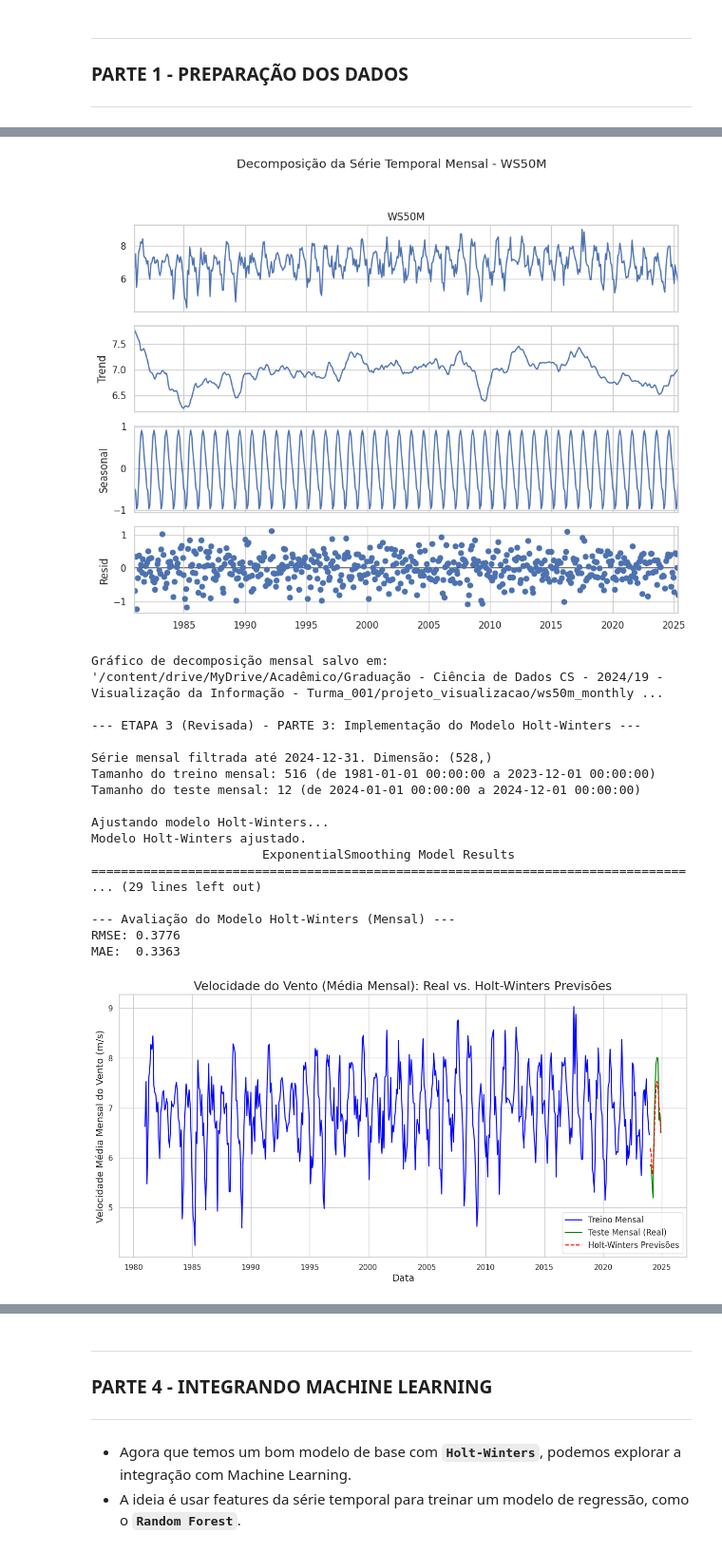
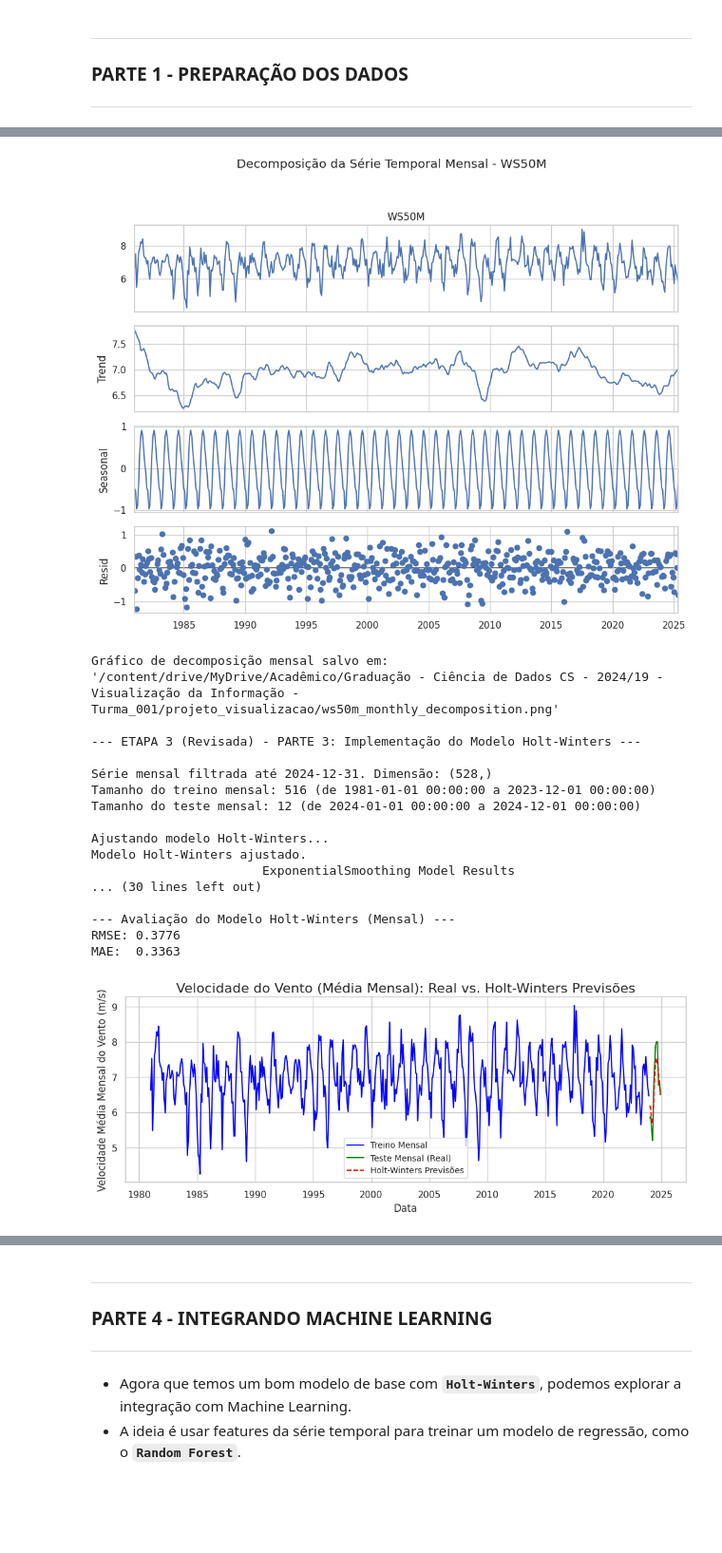
Before and after one commit to i544c/visualizacaodainformacao, a Jupyter notebook: WSNASA.ipynb, the cells around one changed output, grey strips where cells are left out. Shown at 95% size. Drawn from its saved outputs; the diff is of its cells as text; code cells hidden in the pictures; blank space fills up the shorter version.

```diff
--- a/WSNASA.ipynb
+++ b/WSNASA.ipynb
@@ -1315,31 +1106,25 @@ from tqdm.notebook import tqdm # Continuaremos usando para eventuais loops
 # %%
-# --- Define o diretório base (ajuste se necessário) ---
-SAVE_BASE_DIR = "/content/drive/MyDrive/Acadêmico/Graduação - Ciência de Dados CS - 2024/19 - Visualização da Informação - Turma_001/projeto_visualizacao/"
-os.makedirs(SAVE_BASE_DIR, exist_ok=True)
-
 # --- Carregar e preparar o DataFrame df_nasa.csv (se ts_data não estiver na memória) ---
-# Esta parte assume que ts_data (série diária) já foi criada e está disponível
-# Se não, descomente e ajuste o bloco de carregamento anterior.
-# try:
-#     df_nasa = pd.read_csv(os.path.join(SAVE_BASE_DIR, 'df_nasa.csv'))
-#     if 'WS50M' in df_nasa.columns:
-#         df_nasa['WS50M'] = pd.to_numeric(df_nasa['WS50M'], errors='coerce')
-#     if not df_nasa.empty:
-#         df_nasa['DATE_STR'] = df_nasa['YEAR'].astype(str) + '-' + \
-#                               df_nasa['MO'].astype(str).str.zfill(2) + '-' + \
-#                               df_nasa['DY'].astype(str).str.zfill(2)
-#         df_nasa['DATE'] = pd.to_datetime(df_nasa['DATE_STR'])
-#         df_nasa = df_nasa.set_index('DATE')
-#         df_nasa = df_nasa.drop(columns=['DATE_STR'])
-#         ts_data = df_nasa['WS50M'].dropna()
-#         ts_data = ts_data.asfreq('D')
-#         ts_data = ts_data.interpolate(method='linear', limit_direction='both', limit_area='inside')
-#         print("Série temporal diária 'WS50M' carregada e preparada.")
-#     else:
-#         ts_data = pd.Series()
-# except Exception as e:
-#     print(f"Erro ao carregar ou preparar df_nasa para Holt-Winters: {e}")
-#     ts_data = pd.Series()
+try:
+    df_nasa = pd.read_csv(os.path.join(SAVE_BASE_DIR, 'df_nasa.csv'))
+    if 'WS50M' in df_nasa.columns:
+        df_nasa['WS50M'] = pd.to_numeric(df_nasa['WS50M'], errors='coerce')
+    if not df_nasa.empty:
+        df_nasa['DATE_STR'] = df_nasa['YEAR'].astype(str) + '-' + \
+                              df_nasa['MO'].astype(str).str.zfill(2) + '-' + \
+                              df_nasa['DY'].astype(str).str.zfill(2)
+        df_nasa['DATE'] = pd.to_datetime(df_nasa['DATE_STR'])
+        df_nasa = df_nasa.set_index('DATE')
+        df_nasa = df_nasa.drop(columns=['DATE_STR'])
+        ts_data = df_nasa['WS50M'].dropna()
+        ts_data = ts_data.asfreq('D')
+        ts_data = ts_data.interpolate(method='linear', limit_direction='both', limit_area='inside')
+        print("Série temporal diária 'WS50M' carregada e preparada.")
+    else:
+        ts_data = pd.Series()
+except Exception as e:
+    print(f"Erro ao carregar ou preparar df_nasa para Holt-Winters: {e}")
+    ts_data = pd.Series()
 
 # --- ETAPA 3 (Revisada) - PARTE 1: Pré-tratamento para Granularidade Mensal ---
 print("\n--- ETAPA 3 (Revisada) - PARTE 1: Pré-tratamento para Granularidade Mensal ---")
@@ -1354,7 +1139,7 @@ if not ts_data.empty:
         print(f"Alerta: Ainda existem {ts_monthly_data.isnull().sum()} valores nulos após interpolação mensal.")
         ts_monthly_data = ts_monthly_data.fillna(method='ffill').fillna(method='bfill')
         print(f"Nulos após preenchimento adicional: {ts_monthly_data.isnull().sum()}")
-    print("\nÚltimas 5 linhas da série temporal mensal:")
+    print("\nÚltimas 5 linhas da série temporal mensal:\n")
     print(ts_monthly_data.tail())
 
     # --- ETAPA 3 (Revisada) - PARTE 2: Análise de Sazonalidade e Tendência (Mensal) ---
@@ -1368,7 +1153,7 @@ if not ts_data.empty:
         decomp_monthly_filename = os.path.join(SAVE_BASE_DIR, 'ws50m_monthly_decomposition.png')
         plt.savefig(decomp_monthly_filename, dpi=300)
         plt.show()
-        print(f"Gráfico de decomposição mensal salvo em: '{decomp_monthly_filename}'")
+        print(f"Gráfico de decomposição mensal salvo em: \n'{decomp_monthly_filename}'")
     else:
         print("Série mensal muito curta para decomposição com período 12.")
 
@@ -1415,19 +1200,19 @@ if not ts_data.empty:
             print(f"MAE:  {mae_hw:.4f}")
 
             # Plotar resultados
-            plt.figure(figsize=(15, 7))
+            plt.figure(figsize=(12, 4))
             plt.plot(train_monthly.index, train_monthly, label='Treino Mensal', color='blue')
             plt.plot(test_monthly.index, test_monthly, label='Teste Mensal (Real)', color='green')
             plt.plot(predictions_hw_series.index, predictions_hw_series, label='Holt-Winters Previsões', color='red', linestyle='--')
-            plt.title('Velocidade do Vento (Média Mensal): Real vs. Holt-Winters Previsões', fontsize=18)
-            plt.xlabel('Data', fontsize=14)
-            plt.ylabel('Velocidade Média Mensal do Vento (m/s)', fontsize=14)
-            plt.legend(fontsize=12)
+            plt.title('Velocidade do Vento (Média Mensal): Real vs. Holt-Winters Previsões', fontsize=16)
+            plt.xlabel('Data', fontsize=12)
+            plt.ylabel('Velocidade Média Mensal do Vento (m/s)', fontsize=12)
+            plt.legend(fontsize=10)
             plt.grid(True)
             hw_plot_filename = os.path.join(SAVE_BASE_DIR, 'ws50m_holtwinters_predictions.png')
             plt.savefig(hw_plot_filename, dpi=300)
             plt.show()
-            print(f"Gráfico de previsões Holt-Winters salvo em: '{hw_plot_filename}'")
+            print(f"Gráfico de previsões Holt-Winters salvo em: \n'{hw_plot_filename}'")
 
             # Previsão futura com Holt-Winters (ex: próximos 12 meses)
             print("\nRetreinando Holt-Winters com dados mensais até o final de 2024 para prever 2025...")
@@ -1444,18 +1229,18 @@ if not ts_data.empty:
             future_index_monthly = pd.date_range(start='2025-01-01', periods=n_periods_future_monthly, freq='MS')
             future_predictions_hw_series = pd.Series(future_predictions_hw, index=future_index_monthly)
 
-            plt.figure(figsize=(15, 7))
+            plt.figure(figsize=(12, 4))
             plt.plot(ts_monthly_data_completa.index, ts_monthly_data_completa, label='Dados Históricos Mensais (até 2024)', color='blue')
             plt.plot(future_predictions_hw_series.index, future_predictions_hw_series, label='Holt-Winters Previsões Futuras (2025)', color='red', linestyle='--')
-            plt.title('Previsão Futura da Velocidade Média Mensal do Vento com Holt-Winters (2025)', fontsize=18)
-            plt.xlabel('Data', fontsize=14)
-            plt.ylabel('Velocidade Média Mensal do Vento (m/s)', fontsize=14)
+            plt.title('Previsão Futura da Velocidade Média Mensal do Vento com Holt-Winters (2025)', fontsize=16)
+            plt.xlabel('Data', fontsize=12)
+            plt.ylabel('Velocidade Média Mensal do Vento (m/s)', fontsize=12)
             plt.legend(fontsize=12)
             plt.grid(True)
             future_hw_plot_filename = os.path.join(SAVE_BASE_DIR, 'ws50m_holtwinters_future_predictions.png')
             plt.savefig(future_hw_plot_filename, dpi=300)
             plt.show()
-            print(f"Gráfico de previsões futuras Holt-Winters salvo em: '{future_hw_plot_filename}'")
+            print(f"Gráfico de previsões futuras Holt-Winters salvo em: \n'{future_hw_plot_filename}'")
 
         except Exception as e:
             print(f"Ocorreu um erro durante a execução do Holt-Winters: {e}")
@@ -1474,28 +1262,28 @@ Série temporal agregada para média mensal. Dimensão: (533,)
 DATE
 2025-01-01    5.724194
 2025-02-01    6.851786
 2025-03-01    6.423226
 2025-04-01    6.121333
 2025-05-01    5.867083
 Freq: MS, Name: WS50M, dtype: float64
 
 --- ETAPA 3 (Revisada) - PARTE 2: Análise de Sazonalidade e Tendência (Mensal) ---
 [figure]
-Gráfico de decomposição mensal salvo em: '/content/drive/MyDrive/Acadêmico/Graduação - Ciência de Dados CS - 2024/19 - Visualização da Informação - Turma_001/projeto_visualizacao/ws50m_monthly ...
+Gráfico de decomposição mensal salvo em:
+'/content/drive/MyDrive/Acadêmico/Graduação - Ciência de Dados CS - 2024/19 - Visualização da Informação - Turma_001/projeto_visualizacao/ws50m_monthly_decomposition.png'
 
 --- ETAPA 3 (Revisada) - PARTE 3: Implementação do Modelo Holt-Winters ---
 
 Série mensal filtrada até 2024-12-31. Dimensão: (528,)
 Tamanho do treino mensal: 516 (de 1981-01-01 00:00:00 a 2023-12-01 00:00:00)
 Tamanho do teste mensal: 12 (de 2024-01-01 00:00:00 a 2024-12-01 00:00:00)
 
 Ajustando modelo Holt-Winters...
 Modelo Holt-Winters ajustado.
                        ExponentialSmoothing Model Results
-================================================================================
-... (29 lines left out)
+... (30 lines left out)
 
 --- Avaliação do Modelo Holt-Winters (Mensal) ---
 RMSE: 0.3776
 MAE:  0.3363
-[figure, old version]
+[figure, new version]
```
Also changed, not shown: parts of 15 cells of this notebook.
